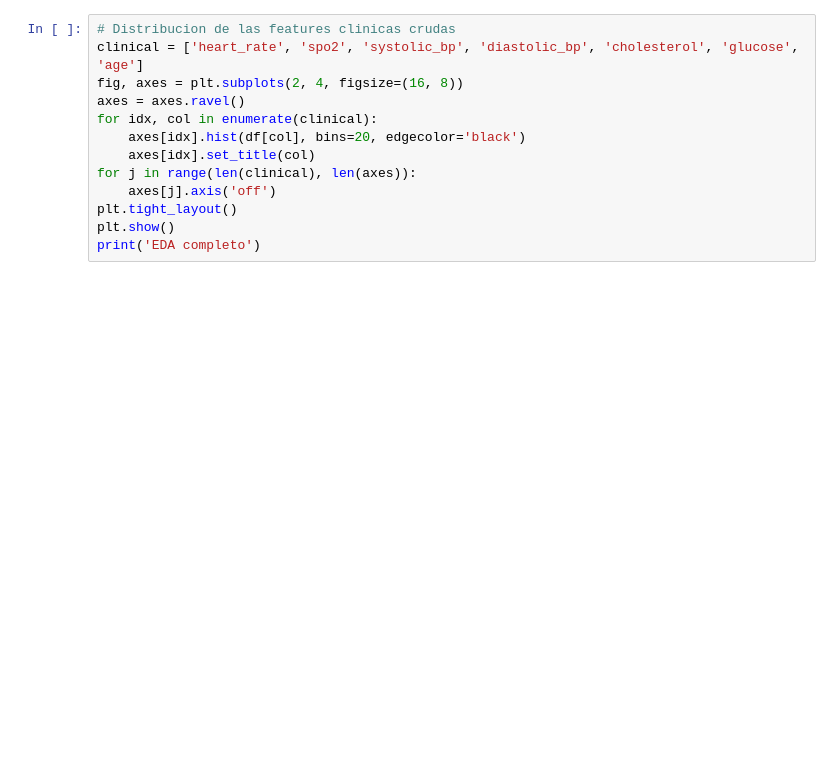
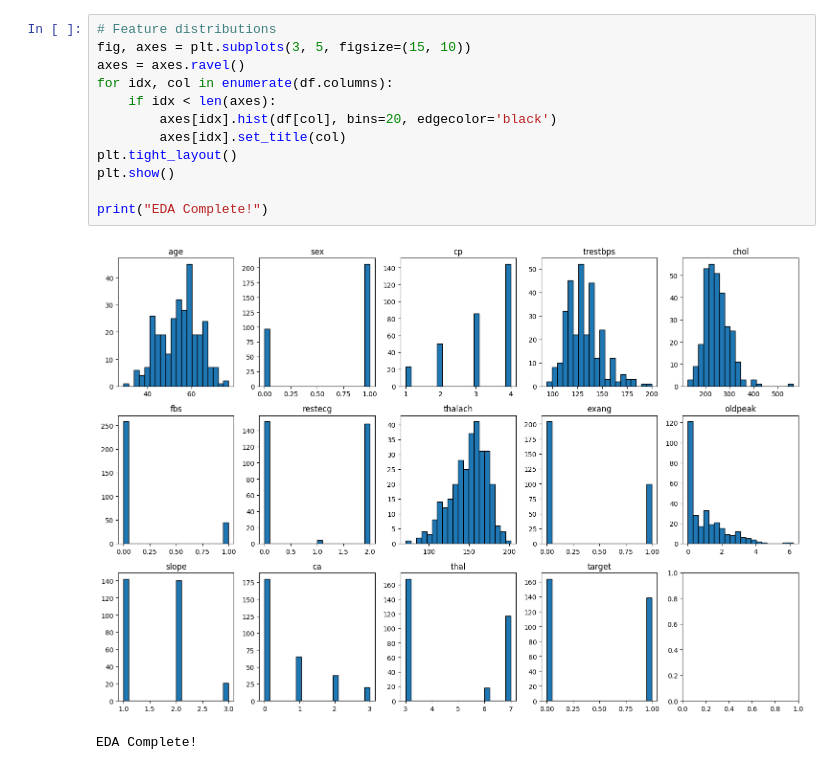
Before and after one commit to dsalazardev/telemetry-heart-ai, a Jupyter notebook: Project/microservice/notebooks/01-eda.ipynb, the cells around one changed output. Saved outputs shown, nothing was run; the diff lists cells and outputs as text; blank space fills up the shorter version.

```diff
--- a/Project/microservice/notebooks/01-eda.ipynb
+++ b/Project/microservice/notebooks/01-eda.ipynb
@@ -48,13 +61,15 @@ plt.show()
 # %%
-# Distribucion de las features clinicas crudas
-clinical = ['heart_rate', 'spo2', 'systolic_bp', 'diastolic_bp', 'cholesterol', 'glucose', 'age']
-fig, axes = plt.subplots(2, 4, figsize=(16, 8))
+# Feature distributions
+fig, axes = plt.subplots(3, 5, figsize=(15, 10))
 axes = axes.ravel()
-for idx, col in enumerate(clinical):
-    axes[idx].hist(df[col], bins=20, edgecolor='black')
-    axes[idx].set_title(col)
-for j in range(len(clinical), len(axes)):
-    axes[j].axis('off')
+for idx, col in enumerate(df.columns):
+    if idx < len(axes):
+        axes[idx].hist(df[col], bins=20, edgecolor='black')
+        axes[idx].set_title(col)
 plt.tight_layout()
 plt.show()
-print('EDA completo')
+
+print("EDA Complete!")
+# %% [output]
+[figure, added]
+EDA Complete!
```
Also changed, not shown: parts of 11 cells of this notebook, 4 other files.
